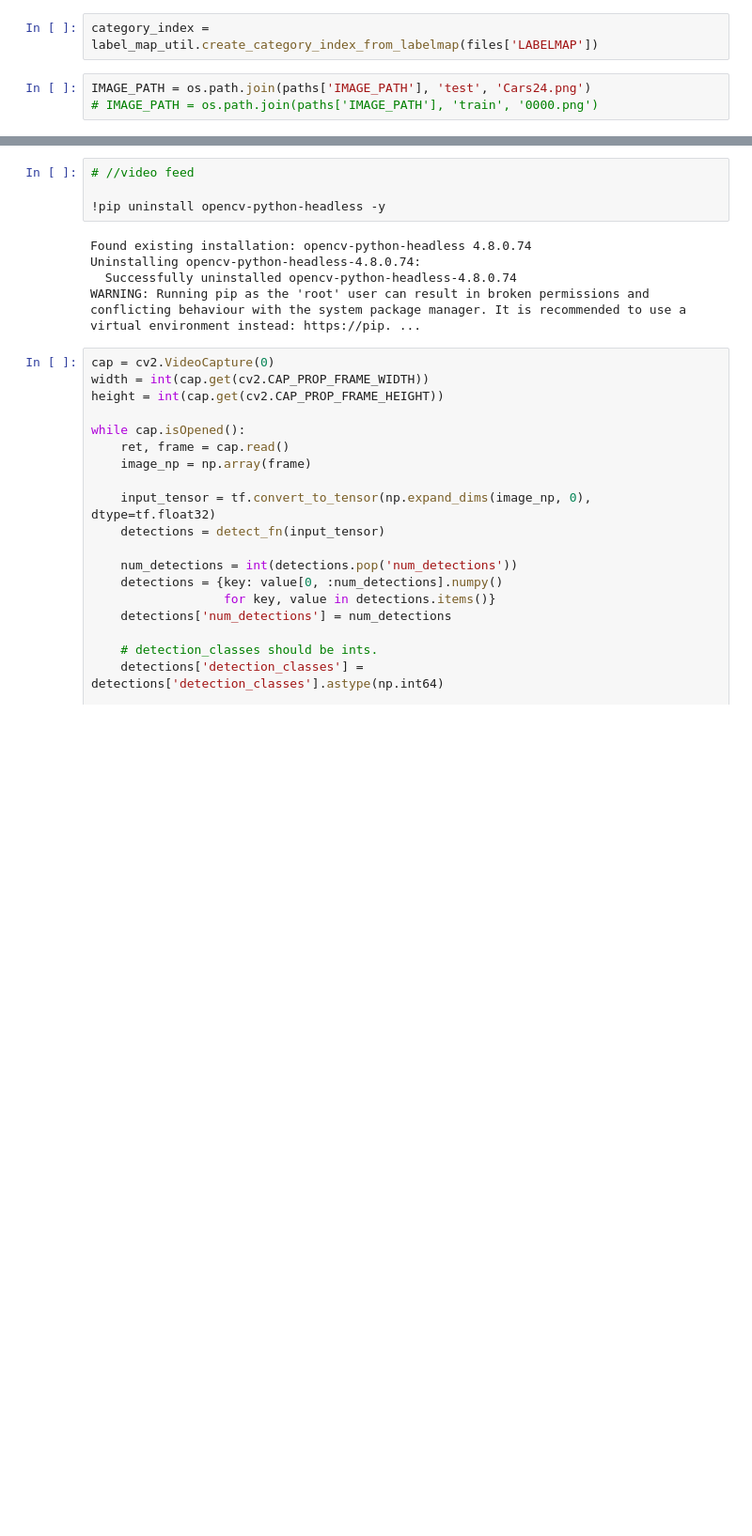
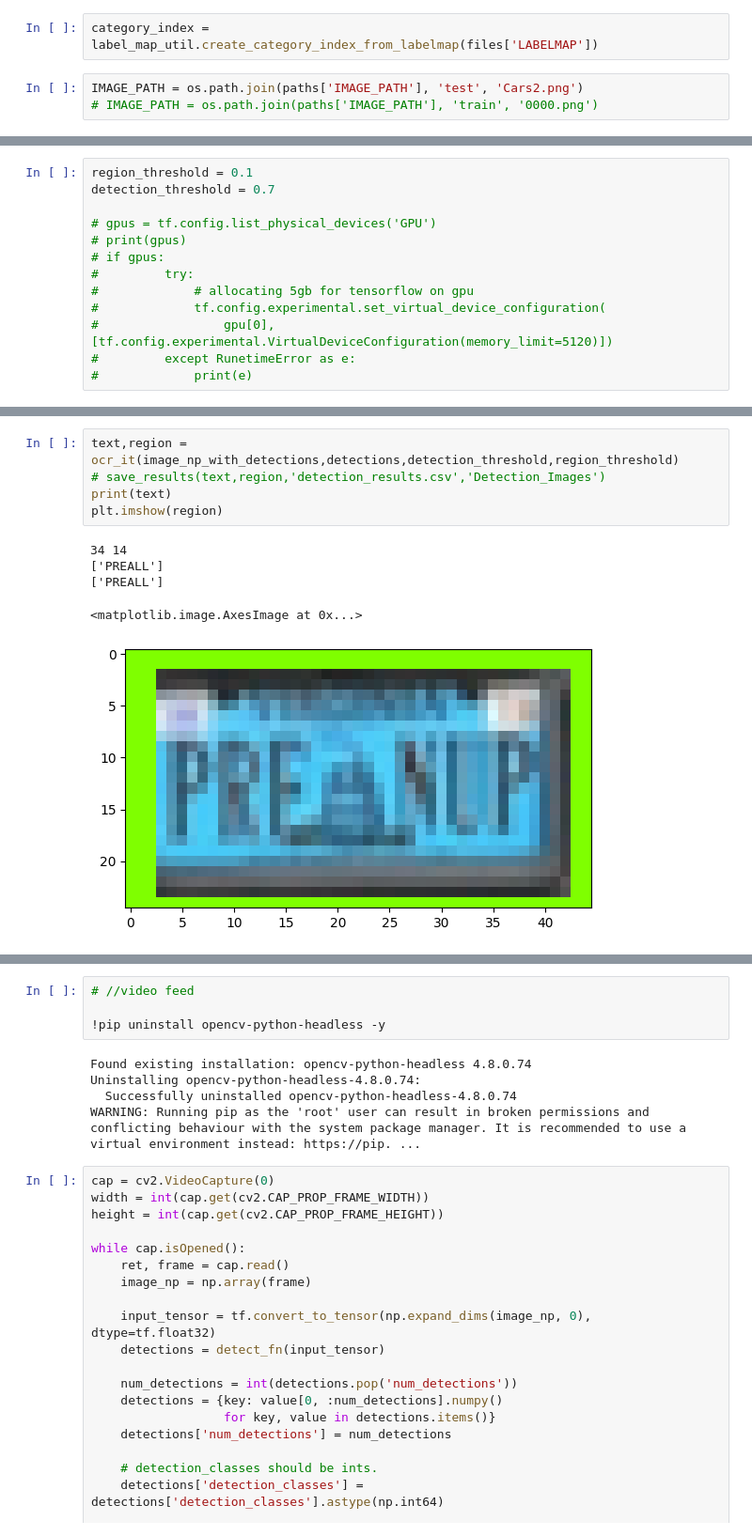
Before and after one commit to Arsh-Khan/FasterRCNN-Model, a Jupyter notebook: FasterRCNN_Model.ipynb, the cells around one changed output, grey strips where cells are left out. Shown at 94% size. Cells and saved outputs as stored; diff of their text form; blank space fills up the shorter version.

```diff
--- a/FasterRCNN_Model.ipynb
+++ b/FasterRCNN_Model.ipynb
@@ -452,5 +522,5 @@ fc-cache: succeeded
 # %%
 category_index = label_map_util.create_category_index_from_labelmap(files['LABELMAP'])
 # %%
-IMAGE_PATH = os.path.join(paths['IMAGE_PATH'], 'test', 'Cars24.png')
+IMAGE_PATH = os.path.join(paths['IMAGE_PATH'], 'test', 'Cars2.png')
 # IMAGE_PATH = os.path.join(paths['IMAGE_PATH'], 'train', '0000.png')
@@ -456,0 +624,13 @@ IMAGE_PATH = os.path.join(paths['IMAGE_PATH'], 'test', 'Cars24.png')
+# %%
+region_threshold = 0.1
+detection_threshold = 0.7
+
+# gpus = tf.config.list_physical_devices('GPU')
+# print(gpus)
+# if gpus:
+#         try:
+#             # allocating 5gb for tensorflow on gpu
+#             tf.config.experimental.set_virtual_device_configuration(
+#                 gpu[0],[tf.config.experimental.VirtualDeviceConfiguration(memory_limit=5120)])
+#         except RunetimeError as e:
+#             print(e)
@@ -457 +731,12 @@ IMAGE_PATH = os.path.join(paths['IMAGE_PATH'], 'test', 'Cars24.png')
+# %%
+text,region = ocr_it(image_np_with_detections,detections,detection_threshold,region_threshold)
+# save_results(text,region,'detection_results.csv','Detection_Images')
+print(text)
+plt.imshow(region)
+# %% [output]
+34 14
+['PREALL']
+['PREALL']
+<matplotlib.image.AxesImage at 0x...>
+[figure, added]
 # %%
```
Also changed, not shown: parts of 44 cells of this notebook.
